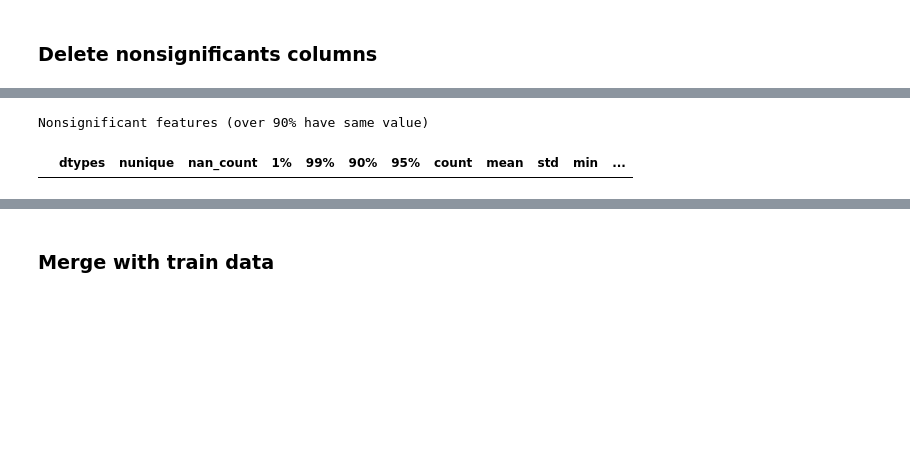
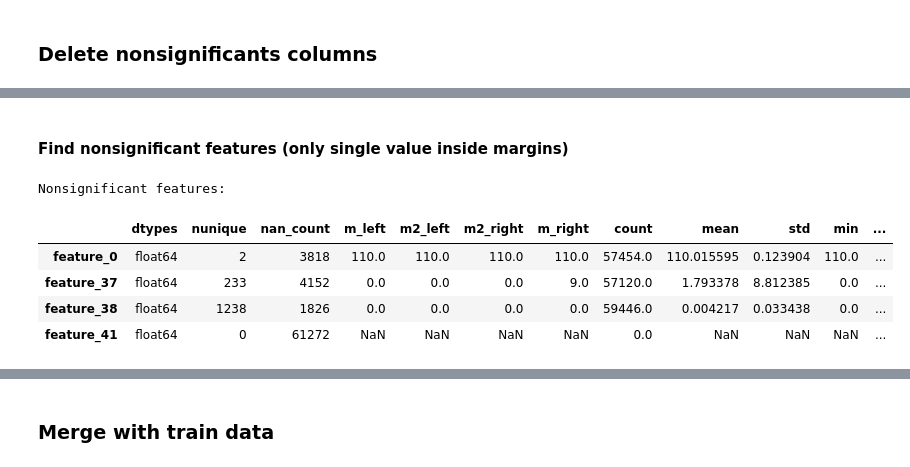
Before and after one commit to ihor-nazimov/ks-challenge, a Jupyter notebook: src/main/python/dataExplore.ipynb, the cells around one changed output, grey strips where cells are left out. Saved outputs shown, nothing was run; the diff lists cells and outputs as text; code cells hidden in the pictures; blank space fills up the shorter version.

```diff
--- a/src/main/python/dataExplore.ipynb
+++ b/src/main/python/dataExplore.ipynb
@@ -240,0 +159,23 @@ tabular_data_report
+# %%
+nonsignifican_margin = 0.05
+
+#TIME CONSUMING! (because of nunique)
+#count uniques and check for data types
+#NaN is not unique value!
+#Look for object - it's categorial, so should be converted to dummies
+input_data = unsplashed_data
+tabular_data_report = pd.DataFrame({'dtypes':input_data.dtypes,
+                                    'nunique':input_data.nunique(),
+                                    'nan_count':input_data.isna().sum(),
+                                    'm_left':input_data.quantile(q= nonsignifican_margin, interpolation='lower'),
+                                    'm2_left':input_data.quantile(q= 2*nonsignifican_margin, interpolation='lower'),
+                                    'm2_right':input_data.quantile(q= 1 - 2*nonsignifican_margin, interpolation='higher'),
+                                    'm_right':input_data.quantile(q= 1 - nonsignifican_margin, interpolation='higher')
+#                                     '5%':input_data.quantile(q=0.05),
+#                                     '10%':input_data.quantile(q=0.10),
+#                                     '90%':input_data.quantile(q=0.90),
+#                                     '95%':input_data.quantile(q=0.95)
+                                   })
+tabular_data_report = tabular_data_report.join(input_data.describe().transpose()) \
+    .drop(['id', 'period'])
+tabular_data_report
@@ -241,9 +200,18 @@ tabular_data_report
+# %% [markdown]
+#### Find nonsignificant features (only single value inside margins)
 # %%
-print("Nonsignificant features (over 90% have same value)")
-tabular_data_report[tabular_data_report['90%'] == tabular_data_report['min']]
-# tabular_data_report[tabular_data_report['10%'] == tabular_data_report['max']]
+print("Nonsignificant features:")
+nonsignificants = tabular_data_report[ (tabular_data_report['nunique'] <= 1) |
+                     (tabular_data_report.m_left == tabular_data_report.m_right) |
+                     (tabular_data_report['min'] == tabular_data_report.m2_right) |
+                     (tabular_data_report.m2_left == tabular_data_report['max']) ]
+nonsignificants
 # %% [output]
-Nonsignificant features (over 90% have same value)
+Nonsignificant features:
-|  | dtypes | nunique | nan_count | 1% | 99% | 90% | 95% | count | mean | std | min | ... |
+|  | dtypes | nunique | nan_count | m_left | m2_left | m2_right | m_right | count | mean | std | min | ... |
+| feature_0 | float64 | 2 | 3818 | 110.0 | 110.0 | 110.0 | 110.0 | 57454.0 | 110.015595 | 0.123904 | 110.0 | ... |
+| feature_37 | float64 | 233 | 4152 | 0.0 | 0.0 | 0.0 | 9.0 | 57120.0 | 1.793378 | 8.812385 | 0.0 | ... |
+| feature_38 | float64 | 1238 | 1826 | 0.0 | 0.0 | 0.0 | 0.0 | 59446.0 | 0.004217 | 0.033438 | 0.0 | ... |
+| feature_41 | float64 | 0 | 61272 | NaN | NaN | NaN | NaN | 0.0 | NaN | NaN | NaN | ... |
 # %%
 #delete nonsignificant:
```
Also changed, not shown: parts of 53 cells of this notebook.
